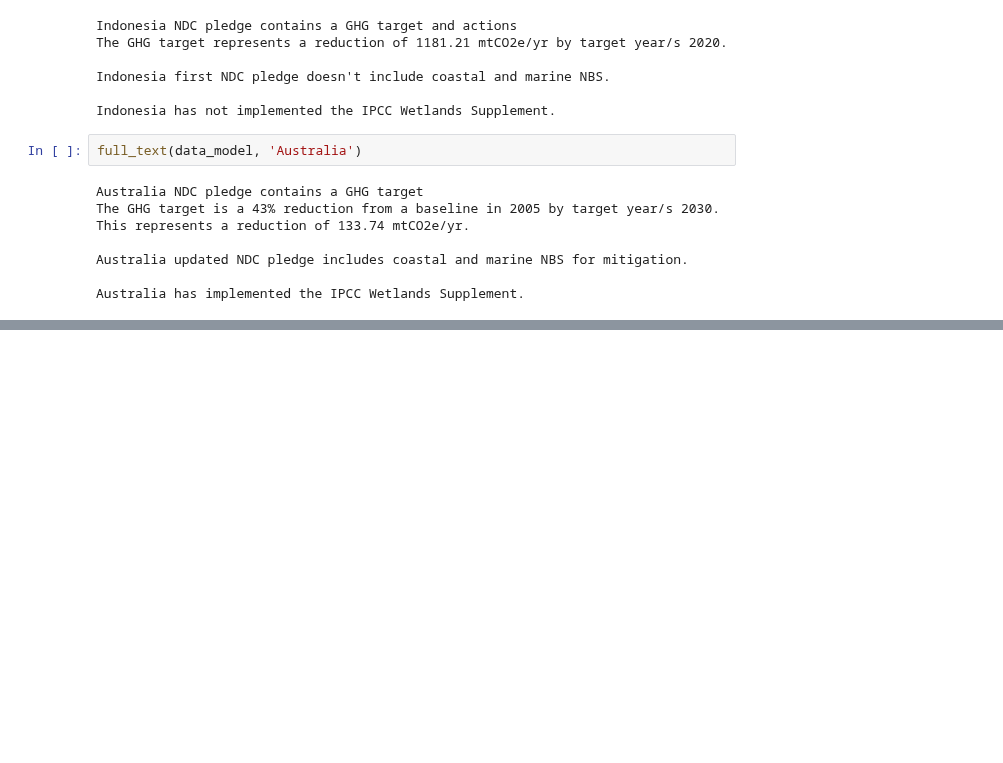
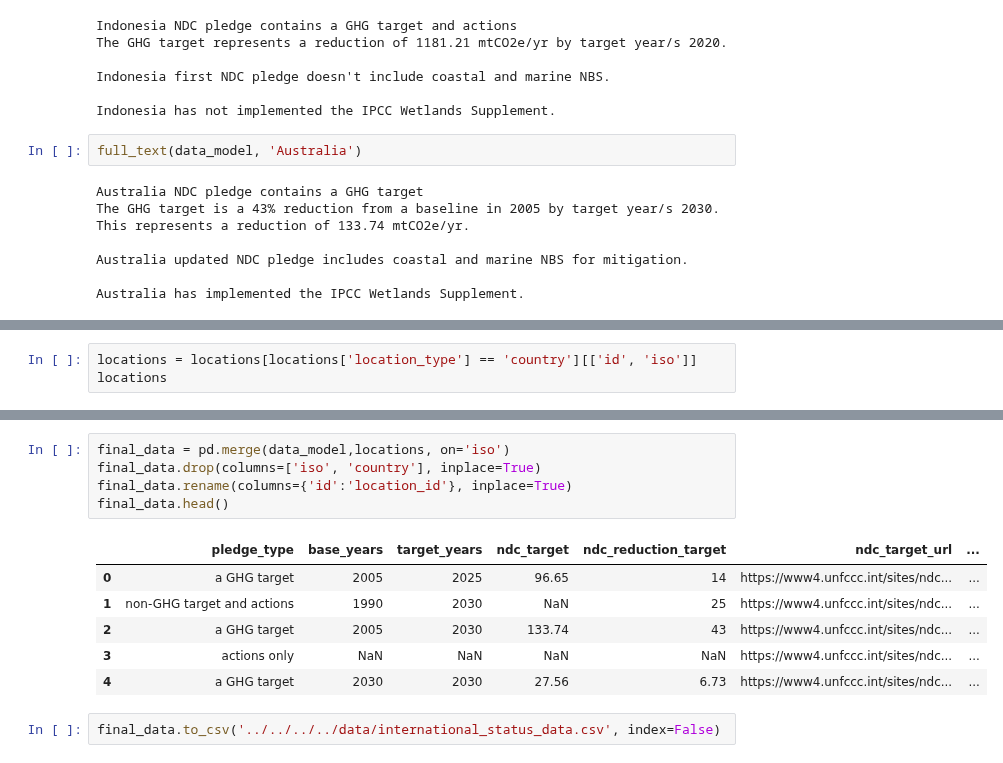
Before and after one commit to Vizzuality/mangrove-atlas, a Jupyter notebook: data/notebooks/Lab/data_processing/widgets-v2/international_status_data_processing.ipynb, the cells around one changed output, grey strips where cells are left out. Cells and saved outputs as stored; diff of their text form; blank space fills up the shorter version.

```diff
--- a/data/notebooks/Lab/data_processing/widgets-v2/international_status_data_processing.ipynb
+++ b/data/notebooks/Lab/data_processing/widgets-v2/international_status_data_processing.ipynb
@@ -412,0 +435,3 @@ Australia has implemented the IPCC Wetlands Supplement.
+# %%
+locations = locations[locations['location_type'] == 'country'][['id', 'iso']]
+locations
@@ -412,0 +459,14 @@ Australia has implemented the IPCC Wetlands Supplement.
+# %%
+final_data = pd.merge(data_model,locations, on='iso')
+final_data.drop(columns=['iso', 'country'], inplace=True)
+final_data.rename(columns={'id':'location_id'}, inplace=True)
+final_data.head()
+# %% [output]
+|  | pledge_type | base_years | target_years | ndc_target | ndc_reduction_target | ndc_target_url | ... |
+| 0 | a GHG target | 2005 | 2025 | 96.65 | 14 | https://www4.unfccc.int/sites/ndc... | ... |
+| 1 | non-GHG target and actions | 1990 | 2030 | NaN | 25 | https://www4.unfccc.int/sites/ndc... | ... |
+| 2 | a GHG target | 2005 | 2030 | 133.74 | 43 | https://www4.unfccc.int/sites/ndc... | ... |
+| 3 | actions only | NaN | NaN | NaN | NaN | https://www4.unfccc.int/sites/ndc... | ... |
+| 4 | a GHG target | 2030 | 2030 | 27.56 | 6.73 | https://www4.unfccc.int/sites/ndc... | ... |
+# %%
+final_data.to_csv('../../../../data/international_status_data.csv', index=False)
```
Also changed, not shown: parts of 5 cells of this notebook.
